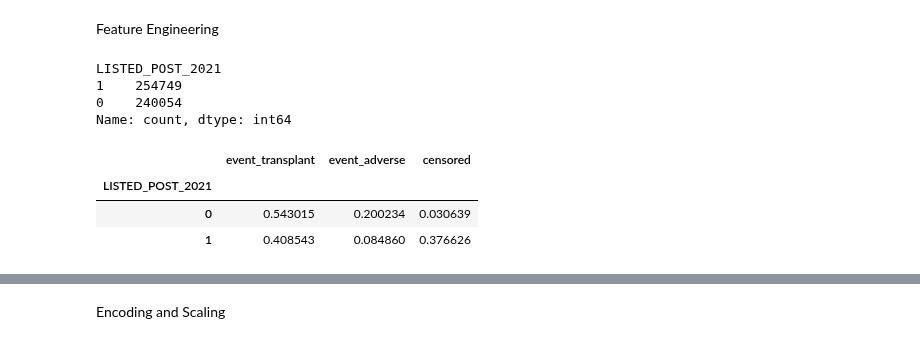
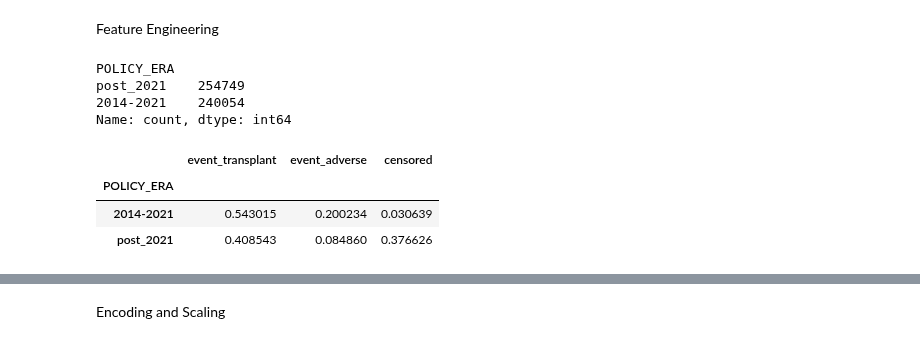
Before and after one commit to Break-Through-Tech/Healthcare-1D-predicting-organ-transplant-waitlist-outcomes-and-optimizing-allocation, a Jupyter notebook: notebooks/encoding-scaling-cells.ipynb, the cells around one changed output, grey strips where cells are left out. Cells and saved outputs as stored; diff of their text form; code cells hidden in the pictures.

```diff
--- a/notebooks/encoding-scaling-cells.ipynb
+++ b/notebooks/encoding-scaling-cells.ipynb
@@ -150,24 +148,34 @@ freq      456545
 Name: A2A2B_ELIGIBILITY, dtype: object
 # %% [markdown]
 Feature Engineering
-# %%
-# Create LISTED_POST_2021 flag marking whether a patient was listed on or after March 15, 2021
-# This is the date where major kidney allocation policy took effect and can show a shift in outcomes
-init_dt = pd.to_datetime(df_features['INIT_DATE'], errors="coerce")
-df_features['LISTED_POST_2021'] = (init_dt >= pd.to_datetime('2021-03-15')).astype(int)
-df_features['LISTED_POST_2021'].value_counts()
-# %% [output]
-LISTED_POST_2021
-1    254749
-0    240054
-Name: count, dtype: int64
-# %%
-df_features.groupby('LISTED_POST_2021')[['event_transplant', 'event_adverse', 'censored']].mean()
-# %% [output]
-|  | event_transplant | event_adverse | censored |
-| LISTED_POST_2021 |  |  |  |
-| 0 | 0.543015 | 0.200234 | 0.030639 |
-| 1 | 0.408543 | 0.084860 | 0.376626 |
+# %%
+# Policy era based on listing data (uses init_dt from the LISTED_POST_2021)
+# Data starts from 2015-01-01
+init_dt = pd.to_datetime(df_features['INIT_DATE'], errors="coerce")
+
+def get_policy_era(listing_date):
+    if pd.isna(listing_date):
+        return 'unknown'
+    elif listing_date < pd.Timestamp('2021-03-15'): # 2021 kidney allocation policy change
+        return '2014-2021'
+    else:
+        return 'post_2021'
+
+df_features['POLICY_ERA'] = init_dt.apply(get_policy_era)
+df_features['POLICY_ERA'].value_counts()
+# %% [output]
+POLICY_ERA
+post_2021    254749
+2014-2021    240054
+Name: count, dtype: int64
+# %%
+# censored meaning no outcome observed yet
+df_features.groupby('POLICY_ERA')[['event_transplant', 'event_adverse', 'censored']].mean()
+# %% [output]
+|  | event_transplant | event_adverse | censored |
+| POLICY_ERA |  |  |  |
+| 2014-2021 | 0.543015 | 0.200234 | 0.030639 |
+| post_2021 | 0.408543 | 0.084860 | 0.376626 |
 # %%
 # Create AGE_DIALYSIS_INTERACTION feature multiplying age by years on dialysis
 # Separates patients that are older and have been on dialysis for a longer duration
```
Also changed, not shown: parts of 9 cells of this notebook.
